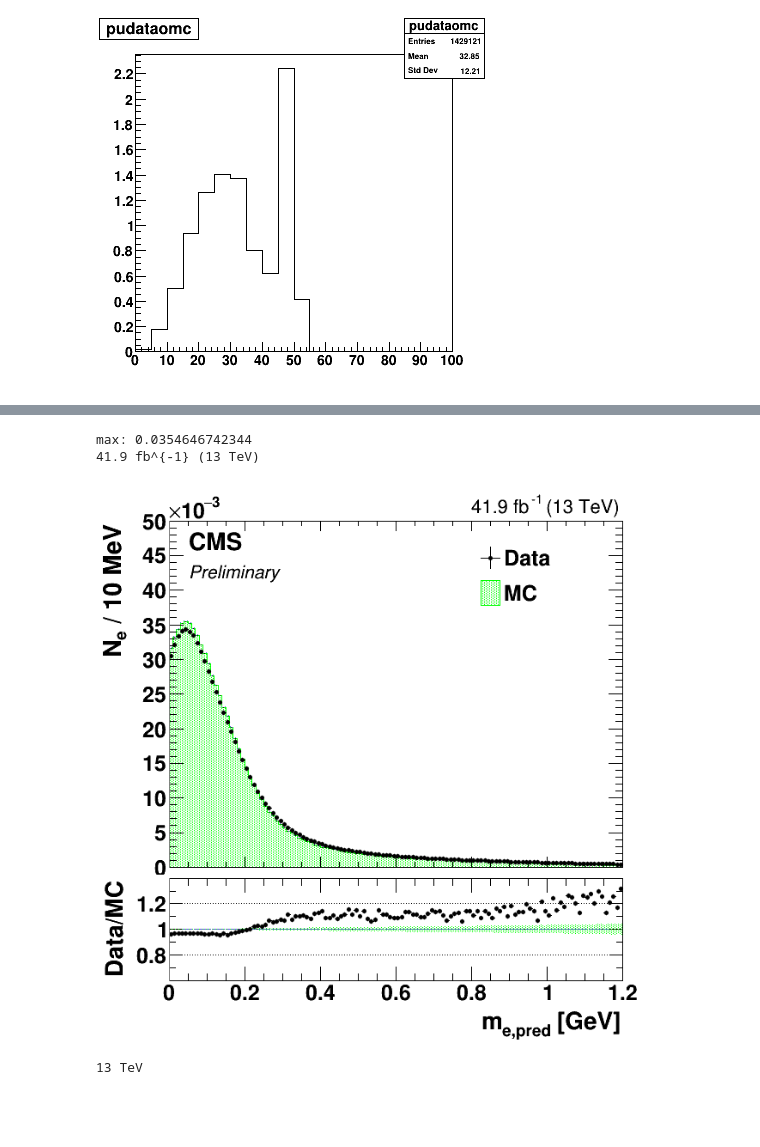
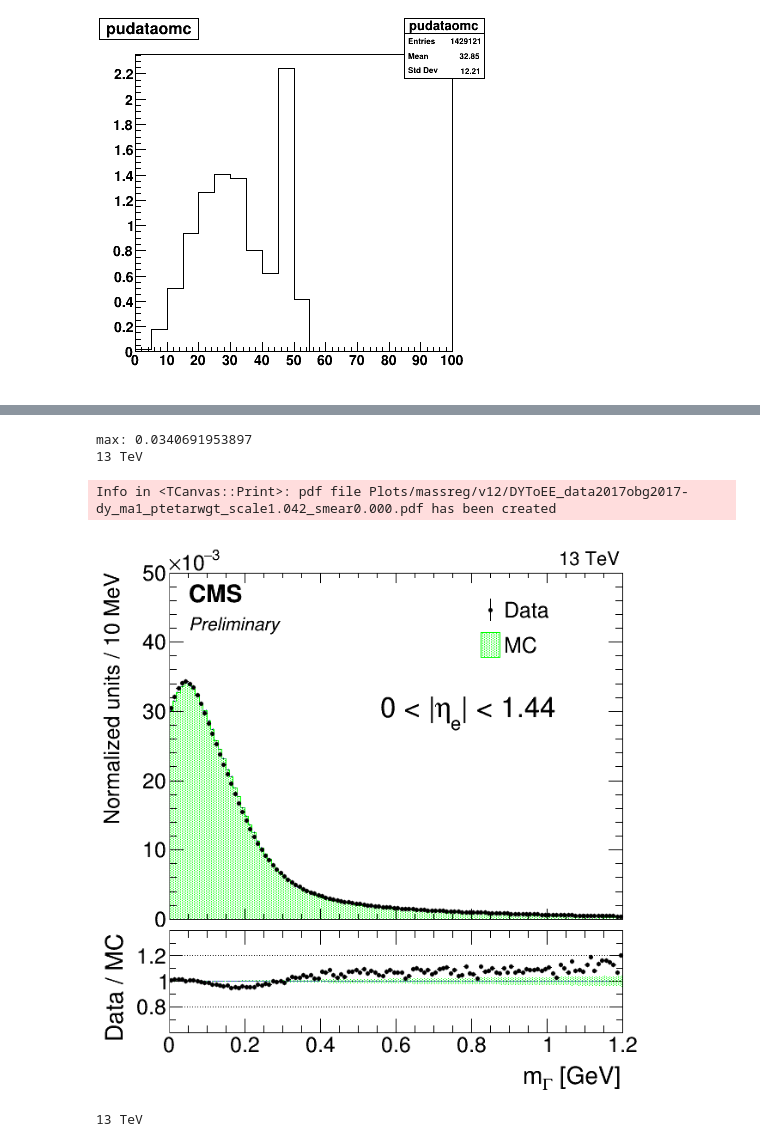
Before and after one commit to mbandrews/h2aa, a Jupyter notebook: zeeAnalysis/zee_plots-fits.ipynb, the cells around one changed output, grey strips where cells are left out. Drawn from its saved outputs; the diff is of its cells as text; code cells hidden in the pictures; blank space fills up the shorter version.

```diff
--- a/zeeAnalysis/zee_plots-fits.ipynb
+++ b/zeeAnalysis/zee_plots-fits.ipynb
@@ -330,14 +330,16 @@ def get_puwgt(pu_, h):
     return wgt
 # %%
 k = 'bg2017-dy'
-scale_ = 1.#0.994
+scale_ = 1.042 #0.994
 smear_ = 0.#0.002 #GeV
 h[k] = ROOT.TH1F(k, k, n_ma_bins, ma_bins)
 c[k] = ROOT.TCanvas(k, k, 600, 600)
 for i,m in enumerate(ma[k]):
     wgt = get_ptetawgt(pt[k][i], eta[k][i], h['etavptdataomc'])*get_puwgt(pu[k][i], h['pudataomc'])
-    h[k].Fill(m, wgt)
-    #h[k].Fill(scale_*np.random.normal(m, smear_), wgt)
+    if smear_ == 0.:
+        h[k].Fill(scale_*m, wgt)
+    else:
+        h[k].Fill(scale_*np.random.normal(m, smear_), wgt)
 h[k].Draw("hist")
 c[k].cd()
 c[k].Draw()
@@ -535,13 +605,21 @@ CMS_lumi.lumi_7TeV = "4.8 fb^{-1}"
 CMS_lumi.lumi_8TeV = "18.3 fb^{-1}"
 CMS_lumi.writeExtraText = 1
 CMS_lumi.extraText = "Preliminary"
-CMS_lumi.lumi_sqrtS = "41.9 fb^{-1} (13 TeV)" # used with iPeriod = 0, e.g. for simulation-only plots (default is an empty string)
+#CMS_lumi.lumi_sqrtS = "41.9 fb^{-1} (13 TeV)" # used with iPeriod = 0, e.g. for simulation-only plots (default is an empty string)
+CMS_lumi.lumi_sqrtS = "13 TeV" # used with iPeriod = 0, e.g. for simulation-only plots (default is an empty string)
 iPos = 11
-if( iPos==0 ): CMS_lumi.relPosX = 0.12
+#iPos = 0
+if iPos==0:
+    CMS_lumi.cmsTextOffset = 0.11
+    CMS_lumi.relPosX = 0.15
+else:
+    CMS_lumi.cmsTextOffset = 0.
+    CMS_lumi.relPosX = 0.045
 iPeriod = 0
 
 err_style = 'E2'
 fill_style = 3002
+marker_size = 0.75
 wd, ht = int(640*1), int(680*1)
 ROOT.TGaxis.fgMaxDigits = 3
 #ROOT.gStyle.SetErrorX(0)
@@ -563,14 +641,17 @@ pUp.cd()
 hdummy = h[k].Clone()
 hdummy.Reset()
 hdummy.SetName('dummy')
-hdummy = set_hist(hdummy, "m_{e,pred} [GeV]", "N_{a}", "")
-hdummy.GetYaxis().SetTitle('N_{e} / %d MeV'%dM)
+hdummy = set_hist(hdummy, "m_{#Gamma} [GeV]", "N_{a}", "")
+hdummy.GetYaxis().SetTitle('Normalized units / %d MeV'%dM)
 hdummy.GetXaxis().SetTitle('')
 hdummy.GetXaxis().SetLabelSize(0.)
-hdummy.GetYaxis().SetTitleOffset(0.9)
-hdummy.GetYaxis().SetTitleSize(0.07)
+hdummy.GetYaxis().SetTitleOffset(1.1)
+hdummy.GetYaxis().SetTitleSize(0.06)
 hdummy.GetYaxis().SetLabelSize(0.06)
 hdummy.GetYaxis().SetMaxDigits(3)
+hdummy.GetYaxis().SetLabelFont(42)
+hdummy.GetYaxis().SetTitleFont(42)
+hdummy.GetYaxis().SetNdivisions(505)
 hdummy.SetLineColor(0)
 hdummy.Draw("hist")
 
@@ -645,10 +726,26 @@ hatch[k].SetFillColor(12)
 hatch[k].Draw("same")
 
 legend[k] = ROOT.TLegend(0.7,0.68,0.9,0.86) #(x1, y1, x2, y2)
-legend[k].AddEntry(kdata+'errs', "Data", "lep")
-legend[k].AddEntry(h[kmc].GetName(), "MC", "f")
+legend[k].AddEntry(kdata+'errs',     "Data", "ep")
+legend[k].AddEntry(h[kmc].GetName(), "MC",   "f")
 legend[k].SetBorderSize(0)
+legend[k].SetTextFont(42)
 legend[k].Draw("same")
+
+if eta_range == 'cntr':
+    etaText = '0 < |#eta_{e}| < 0.5'
+elif eta_range == 'mid':
+    etaText = '0.5 < |#eta_{e}| < 1.0'
+elif eta_range == 'fwd':
+    etaText = '1.0 < |#eta_{e}| < 1.44'
+else:
+    etaText = '0 < |#eta_{e}| < 1.44'
+ltx = ROOT.TLatex()
+ltx.SetNDC()
+ltx.SetTextFont(42)#bold:62
+ltx.SetTextAlign(32) #h:[1:left,2:ctr,3:right]x10 + v:[1:bot,2:ctr,3:top]
+ltx.SetTextSize(0.08)
+ltx.DrawLatex(0.85, 0.55, etaText) # x, y, text
 
 CMS_lumi.CMS_lumi(pUp, iPeriod, iPos)
 
@@ -663,7 +760,7 @@ else:
     fUnity = ROOT.TF1("fUnity","[0]",-0.2,1.2)
 fUnity.SetParameter( 0,1. )
 
-fUnity.GetXaxis().SetTitle("m_{e,pred} [GeV]")
+fUnity.GetXaxis().SetTitle("m_{#Gamma} [GeV]")
 fUnity.GetXaxis().SetTickLength(0.1)
 fUnity.GetXaxis().SetTitleOffset(1.05)
 fUnity.GetXaxis().SetTitleSize(0.16)
@@ -675,17 +772,19 @@ fUnity.GetXaxis().SetLabelSize(0.14)
 #dY = 0.199
 dY = 0.399
 #fUnity.GetYaxis().SetTitle("SB/SR")
-fUnity.GetYaxis().SetTitle("Data/MC")
+fUnity.GetYaxis().SetTitle("Data / MC")
 #fUnity.GetYaxis().SetRangeUser(1.-dY,1.+dY)
 fUnity.SetMaximum(1.+dY)
 fUnity.SetMinimum(1.-dY)
 fUnity.GetYaxis().SetNdivisions(305)
 fUnity.GetYaxis().SetTickLength(0.04)
-fUnity.GetYaxis().SetLabelFont(62)
-fUnity.GetYaxis().SetTitleFont(62)
+fUnity.GetYaxis().SetLabelFont(42)
+fUnity.GetYaxis().SetTitleFont(42)
 fUnity.GetYaxis().SetTitleOffset(.4)
 fUnity.GetYaxis().SetTitleSize(0.16)
 fUnity.GetYaxis().SetLabelSize(0.14)
+fUnity.GetXaxis().SetLabelFont(42)
+fUnity.GetXaxis().SetTitleFont(42)
 
 fUnity.SetLineColor(9)
 fUnity.SetLineWidth(1)
@@ -743,36 +842,41 @@ k = kr
 #l[k] = ROOT.TLine(0.135, 1.-dY, 0.135, 1.+dY) # x0,y0, x1,y1
 #l[k].SetLineColor(14)
 #l[k].SetLineStyle(7)
 #l[k].Draw("same")
 
 #l2[k] = ROOT.TLine(0.55, 1.-dY, 0.55, 1.+dY) # x0,y0, x1,y1
 #l2[k].SetLineColor(14)
 #l2[k].SetLineStyle(7)
 #l2[k].Draw("same")
 
 hatch[k] = ROOT.TGraph(2, array('d',[0.,0.]), array('d',[1.-dY,1.+dY]));
 hatch[k].SetLineColor(14)
 hatch[k].SetLineWidth(5001)
 hatch[k].SetFillStyle(3004)
 hatch[k].SetFillColor(14)
 hatch[k].Draw("same")
 #'''
 
 k = kdata
 c[k].Draw()
 c[k].Update()
+c[k].RedrawAxis()
+if print_pdf:
+    pass
+    c[k].Print('%s/DYToEE_%so%s_ma1_ptetarwgt_scale%4.3f_smear%4.3f.pdf'%(plot_dir, kdata, kmc, scale_, smear_))
 #c[k].Print('Plots/%s_sb2srvsr_blind_%s.eps'%(samples, blind))
 #c[k].Print('Plots/%s_sb2srvsr_blind_%.eps'%(samples, blind))
 #samples_str = '_'.join(samples)
 #c[k].Print('Plots/Run2017_DYToEE_dataomc_blind_None_dataallma1o%dMeV_nocorr_noptrwgt.pdf'%dM)
 #c[k].Print('Plots/Run2017_DYToEE_dataomc_blind_None_dataallma1o%dMeV_nocorr_ptrwgt.pdf'%dM)
 #c[k].Print('Plots/Run2017_DYToEE_dataomc_blind_None_dataallma1o%dMeV_corr_ptrwgt.pdf'%dM)
 
 #draw_hist_1dmastacked()
 # %% [output]
-max: 0.0354646742344
-41.9 fb^{-1} (13 TeV)
+max: 0.0340691953897
+13 TeV
+Info in <TCanvas::Print>: pdf file Plots/massreg/v12/DYToEE_data2017obg2017-dy_ma1_ptetarwgt_scale1.042_smear0.000.pdf has been created
-[figure, old version]
+[figure, new version]
 # %%
 make_2dpdf = True
 
```
Also changed, not shown: parts of 3 cells of this notebook, 11 other files.
